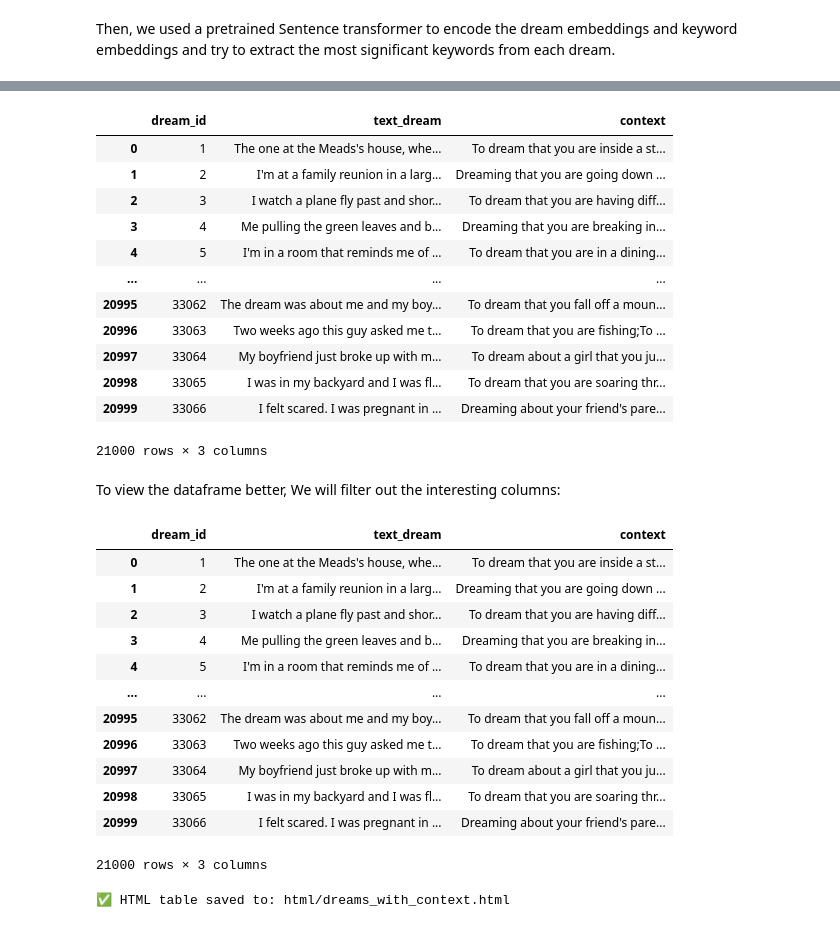
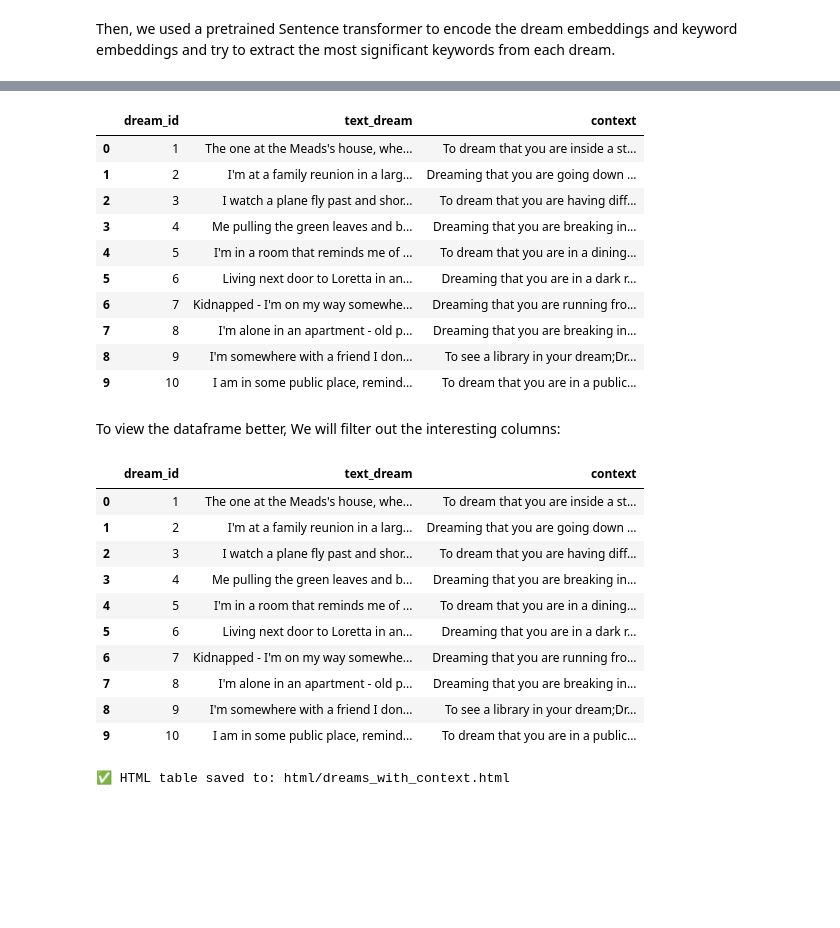
Before and after one commit to Barack-Samuni/Dream-Interpreter, a Jupyter notebook: Dream-Interpreter.ipynb, the cells around one changed output, grey strips where cells are left out. Drawn from its saved outputs; the diff is of its cells as text; code cells hidden in the pictures; blank space fills up the shorter version.

```diff
--- a/Dream-Interpreter.ipynb
+++ b/Dream-Interpreter.ipynb
@@ -85,25 +116,23 @@ Then, we used a pretrained Sentence transformer to encode the dream embeddings a
 # %%
 dream_df = extract_and_save_keywords_from_dataframes(dream_df, keywords_df)
-dream_df
+dream_df.head(10)
 # %% [output]
 |  | dream_id | text_dream | context |
 | 0 | 1 | The one at the Meads's house, whe... | To dream that you are inside a st... |
 | 1 | 2 | I'm at a family reunion in a larg... | Dreaming that you are going down ... |
 | 2 | 3 | I watch a plane fly past and shor... | To dream that you are having diff... |
 | 3 | 4 | Me pulling the green leaves and b... | Dreaming that you are breaking in... |
 | 4 | 5 | I'm in a room that reminds me of ... | To dream that you are in a dining... |
-| ... | ... | ... | ... |
-| 20995 | 33062 | The dream was about me and my boy... | To dream that you fall off a moun... |
-| 20996 | 33063 | Two weeks ago this guy asked me t... | To dream that you are fishing;To ... |
-| 20997 | 33064 | My boyfriend just broke up with m... | To dream about a girl that you ju... |
-| 20998 | 33065 | I was in my backyard and I was fl... | To dream that you are soaring thr... |
-| 20999 | 33066 | I felt scared. I was pregnant in ... | Dreaming about your friend's pare... |
+| 5 | 6 | Living next door to Loretta in an... | Dreaming that you are in a dark r... |
+| 6 | 7 | Kidnapped - I'm on my way somewhe... | Dreaming that you are running fro... |
+| 7 | 8 | I'm alone in an apartment - old p... | Dreaming that you are breaking in... |
+| 8 | 9 | I'm somewhere with a friend I don... | To see a library in your dream;Dr... |
+| 9 | 10 | I am in some public place, remind... | To dream that you are in a public... |
-21000 rows × 3 columns
 # %% [markdown]
 To view the dataframe better, We will filter out the interesting columns:
 # %%
 columns_to_show = ['dream_id','text_dream', 'context']
-dream_df[columns_to_show]
+dream_df[columns_to_show].head(10)
 # %% [output]
 |  | dream_id | text_dream | context |
 | 0 | 1 | The one at the Meads's house, whe... | To dream that you are inside a st... |
@@ -111,13 +140,11 @@ dream_df[columns_to_show]
 | 2 | 3 | I watch a plane fly past and shor... | To dream that you are having diff... |
 | 3 | 4 | Me pulling the green leaves and b... | Dreaming that you are breaking in... |
 | 4 | 5 | I'm in a room that reminds me of ... | To dream that you are in a dining... |
-| ... | ... | ... | ... |
-| 20995 | 33062 | The dream was about me and my boy... | To dream that you fall off a moun... |
-| 20996 | 33063 | Two weeks ago this guy asked me t... | To dream that you are fishing;To ... |
-| 20997 | 33064 | My boyfriend just broke up with m... | To dream about a girl that you ju... |
-| 20998 | 33065 | I was in my backyard and I was fl... | To dream that you are soaring thr... |
-| 20999 | 33066 | I felt scared. I was pregnant in ... | Dreaming about your friend's pare... |
+| 5 | 6 | Living next door to Loretta in an... | Dreaming that you are in a dark r... |
+| 6 | 7 | Kidnapped - I'm on my way somewhe... | Dreaming that you are running fro... |
+| 7 | 8 | I'm alone in an apartment - old p... | Dreaming that you are breaking in... |
+| 8 | 9 | I'm somewhere with a friend I don... | To see a library in your dream;Dr... |
+| 9 | 10 | I am in some public place, remind... | To dream that you are in a public... |
-21000 rows × 3 columns
 # %%
 from utils import save_df_as_pretty_html
 save_df_as_pretty_html(dream_df[columns_to_show][:2000],  "html/dreams_with_context.html")
```
Also changed, not shown: parts of 26 cells of this notebook.
